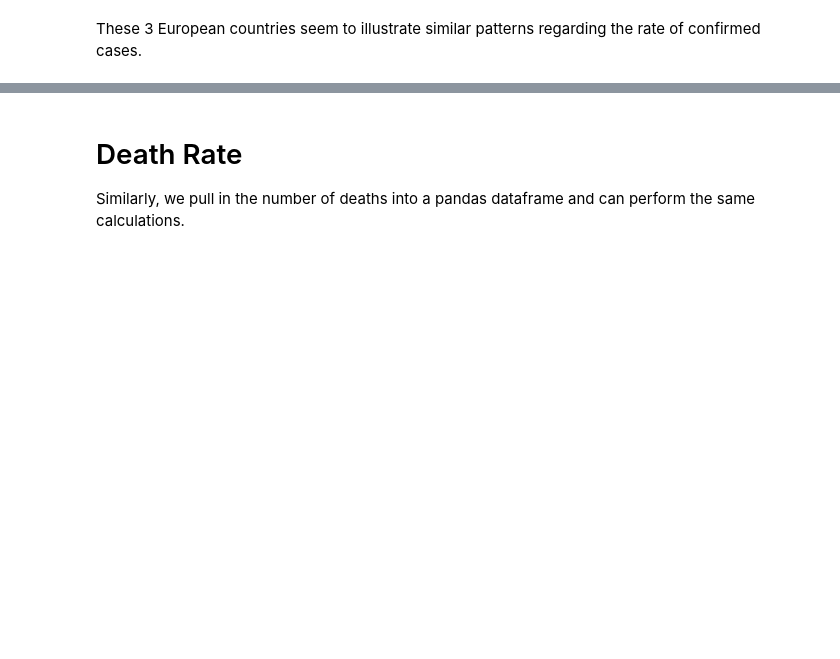
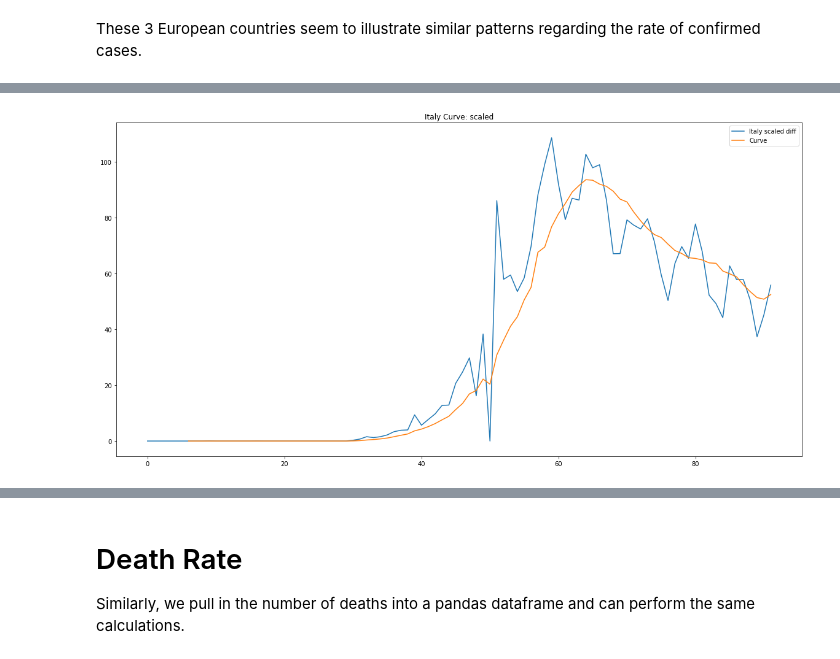
Before and after one commit to covid19data-us/covid19data.us, a Jupyter notebook: notebook/covid_global.ipynb, the cells around one changed output, grey strips where cells are left out. Saved outputs shown, nothing was run; the diff lists cells and outputs as text; code cells hidden in the pictures; blank space fills up the shorter version.

```diff
--- a/notebook/covid_global.ipynb
+++ b/notebook/covid_global.ipynb
@@ -378,0 +393,4 @@ On the other hand, the US's rate of confirmed cases had a higher spike of cases
+# %%
+ItalyMillDiff = difference(ItalyScale)
+Italyconfirmed = pd.DataFrame(list(zip(ItalyMillDiff)),columns=['confirmed'])
+Italycurve = Italyconfirmed['confirmed'].rolling(window=7, center=False).mean()
@@ -378,0 +413,8 @@ On the other hand, the US's rate of confirmed cases had a higher spike of cases
+# %%
+plt.title("Italy Curve: scaled")
+plt.plot(ItalyMillDiff, label="Italy scaled diff")
+plt.plot(Italycurve, label="Curve")
+plt.legend()
+plt.show()
+# %% [output]
+[figure, added]
```
Also changed, not shown: parts of 31 cells of this notebook.
